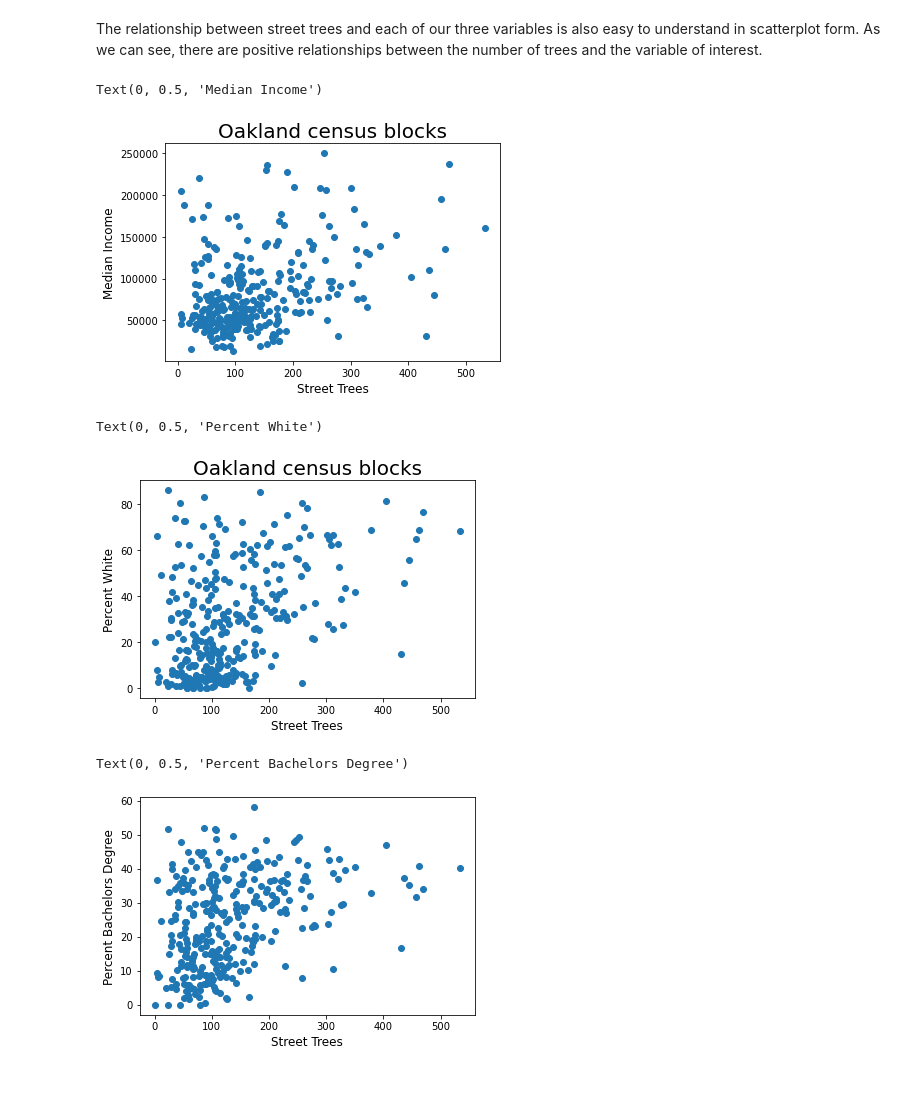
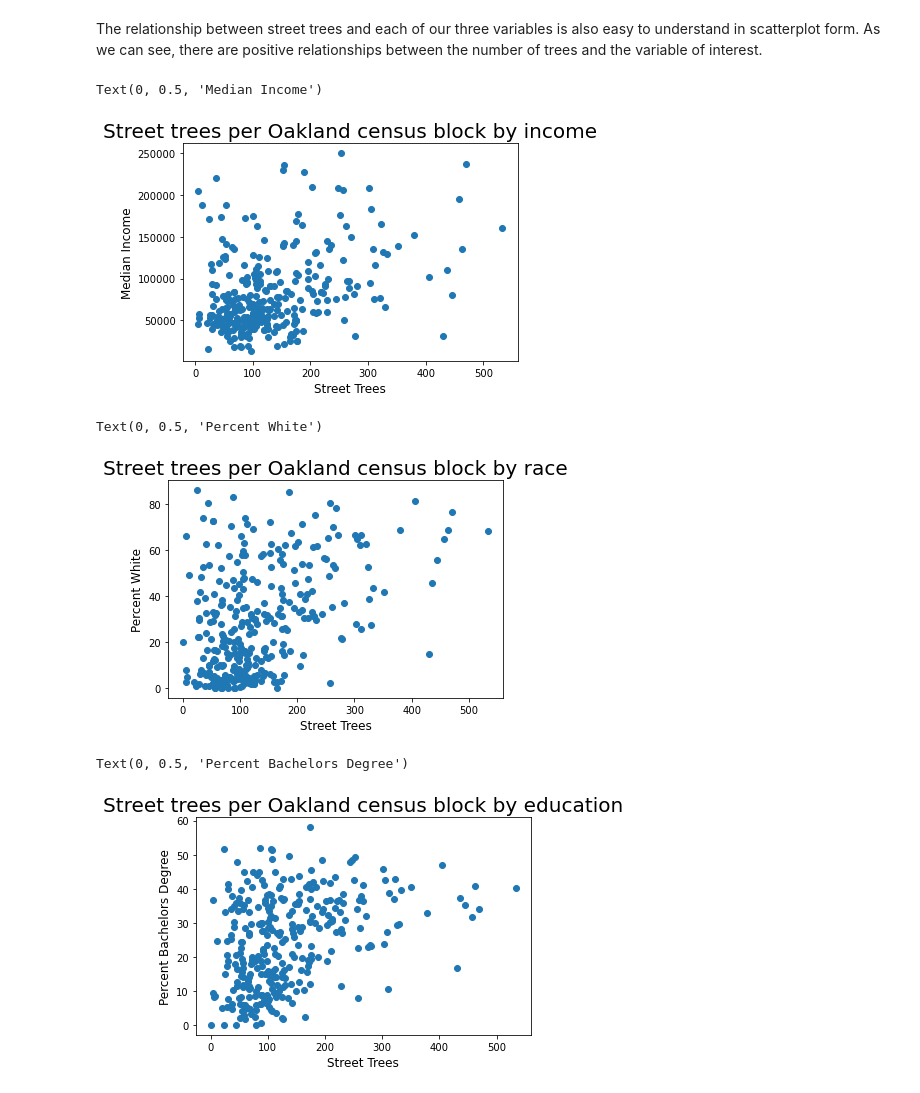
Before and after one commit to michaelrosen3/up206-michaelandelliott, a Jupyter notebook: Group Assignments/midterm.ipynb, the cells around one changed output. Drawn from its saved outputs; the diff is of its cells as text; code cells hidden in the pictures.

```diff
--- a/Group Assignments/midterm.ipynb
+++ b/Group Assignments/midterm.ipynb
@@ -392,32 +392,35 @@ x=oak_trees_income['trees in census block']
 y=oak_trees_income['Median Income']
 # %%
 plt.plot(x,y,'o')
-plt.title(label="Oakland census blocks",
+plt.title(label="Street trees per Oakland census block by income",
           fontsize=20,
           color="black",)
 plt.xlabel('Street Trees', fontsize=12)
 plt.ylabel('Median Income', fontsize=12)
 # %% [output]
 Text(0, 0.5, 'Median Income')
-[figure, old version]
+[figure, new version]
 # %%
 c=oak_trees_race['trees in census block']
 d=oak_trees_race['Percent White']
 plt.plot(c,d,'o')
-plt.title(label="Oakland census blocks",
+plt.title(label="Street trees per Oakland census block by race",
           fontsize=20,
           color="black",)
 plt.xlabel('Street Trees', fontsize=12)
 plt.ylabel('Percent White',fontsize=12)
 # %% [output]
 Text(0, 0.5, 'Percent White')
-[figure, old version]
+[figure, new version]
 # %%
 e=oak_trees_educ['trees in census block']
 f=oak_trees_educ['Percent Bachelor']
 plt.plot(e,f,'o')
+plt.title(label="Street trees per Oakland census block by education",
+          fontsize=20,
+          color="black",)
 plt.xlabel('Street Trees', fontsize=12)
 plt.ylabel('Percent Bachelors Degree',fontsize=12)
 # %% [output]
 Text(0, 0.5, 'Percent Bachelors Degree')
-[figure, old version]
+[figure, new version]
```
